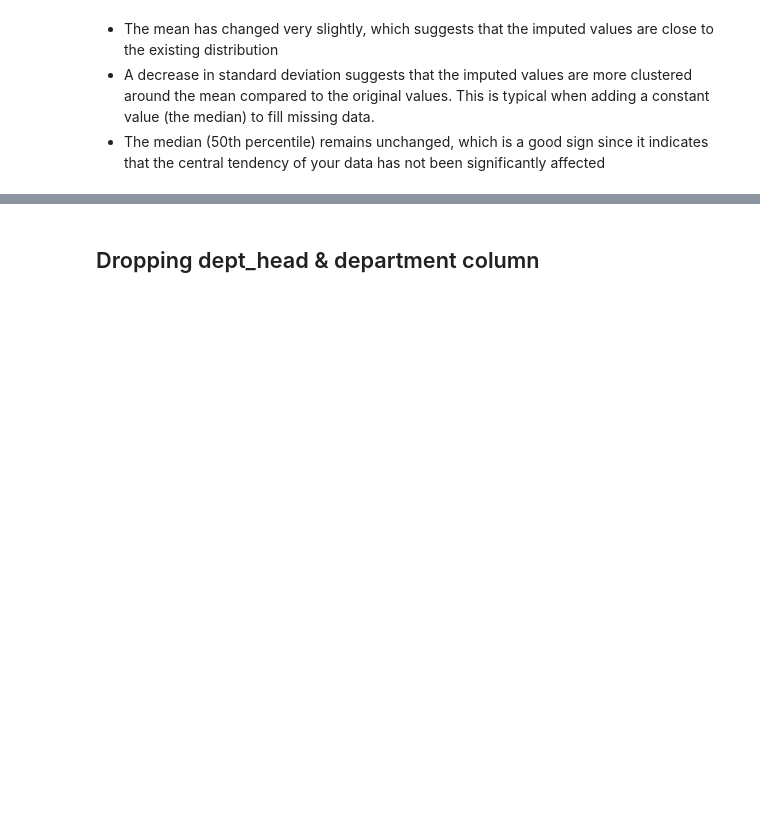
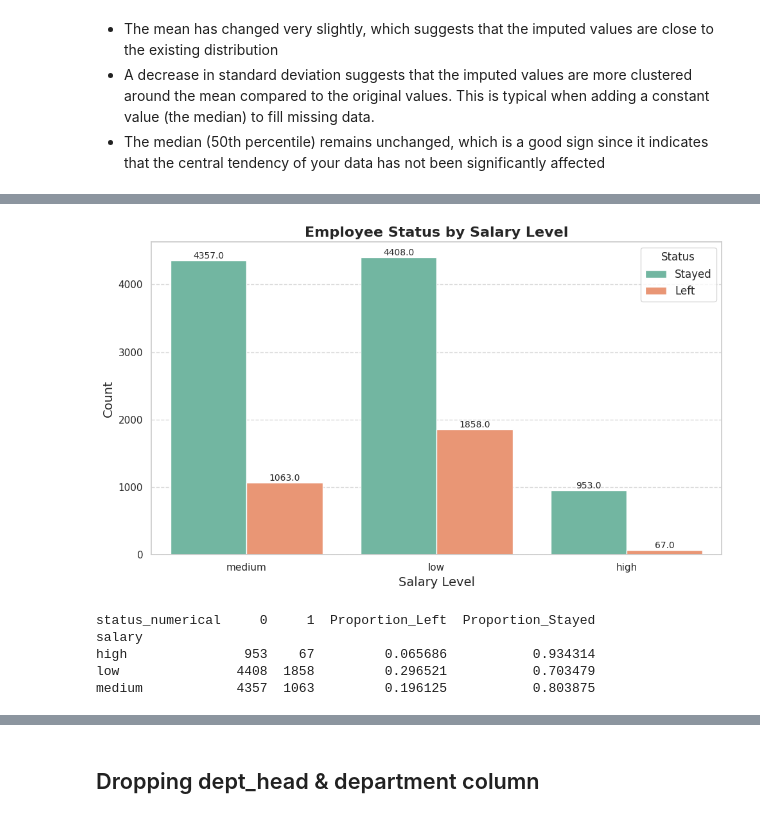
Before and after one commit to abhid-007/Employee-Prediction-Model, a Jupyter notebook: employee-prediction.ipynb, the cells around one changed output, grey strips where cells are left out. Drawn from its saved outputs; the diff is of its cells as text; code cells hidden in the pictures; blank space fills up the shorter version.

```diff
--- a/employee-prediction.ipynb
+++ b/employee-prediction.ipynb
@@ -601,0 +664,43 @@ Name: last_evaluation, dtype: float64
+# %%
+import matplotlib.pyplot as plt
+import seaborn as sns
+
+# Set the aesthetic style of the plots
+sns.set(style="whitegrid")
+
+# Create the count plot
+plt.figure(figsize=(10, 6))
+palette = sns.color_palette("Set2")  # Use a color palette with good contrast
+sns.countplot(x='salary', hue='status_numerical', data=df_duplicate, palette=palette)
+
+# Title and labels with increased font size
+plt.title('Employee Status by Salary Level', fontsize=16, fontweight='bold')
+plt.xlabel('Salary Level', fontsize=14)
+plt.ylabel('Count', fontsize=14)
+plt.legend(title='Status', labels=['Stayed', 'Left'], fontsize=12)
+
+# Add gridlines for better readability
+plt.grid(axis='y', linestyle='--', alpha=0.7)
+
+# Show data labels on the bars
+for p in plt.gca().patches:
+    plt.annotate(f'{p.get_height()}', (p.get_x() + p.get_width() / 2., p.get_height()),
+                 ha='center', va='bottom', fontsize=10)
+
+# Show the plot
+plt.tight_layout()  # Adjust layout
+plt.show()
+
+# proportions for each salary level
+salary_summary = df_duplicate.groupby(['salary', 'status_numerical']).size().unstack()
+salary_summary['Proportion_Left'] = salary_summary[1] / (salary_summary[0] + salary_summary[1])
+salary_summary['Proportion_Stayed'] = salary_summary[0] / (salary_summary[0] + salary_summary[1])
+
+print(salary_summary)
+# %% [output]
+[figure, added]
+status_numerical     0     1  Proportion_Left  Proportion_Stayed
+salary
+high               953    67         0.065686           0.934314
+low               4408  1858         0.296521           0.703479
+medium            4357  1063         0.196125           0.803875
```
Also changed, not shown: parts of 9 cells of this notebook.
